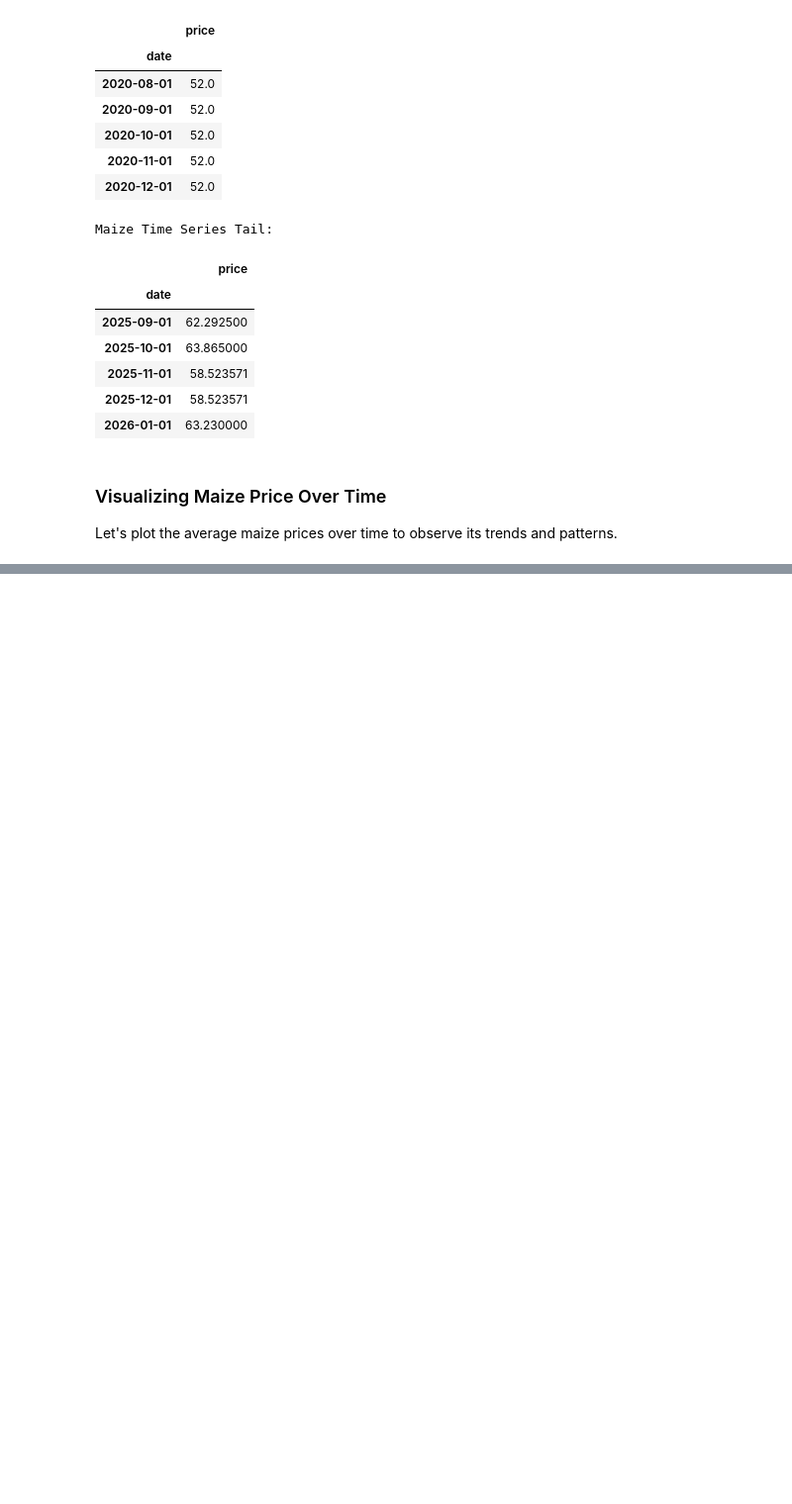
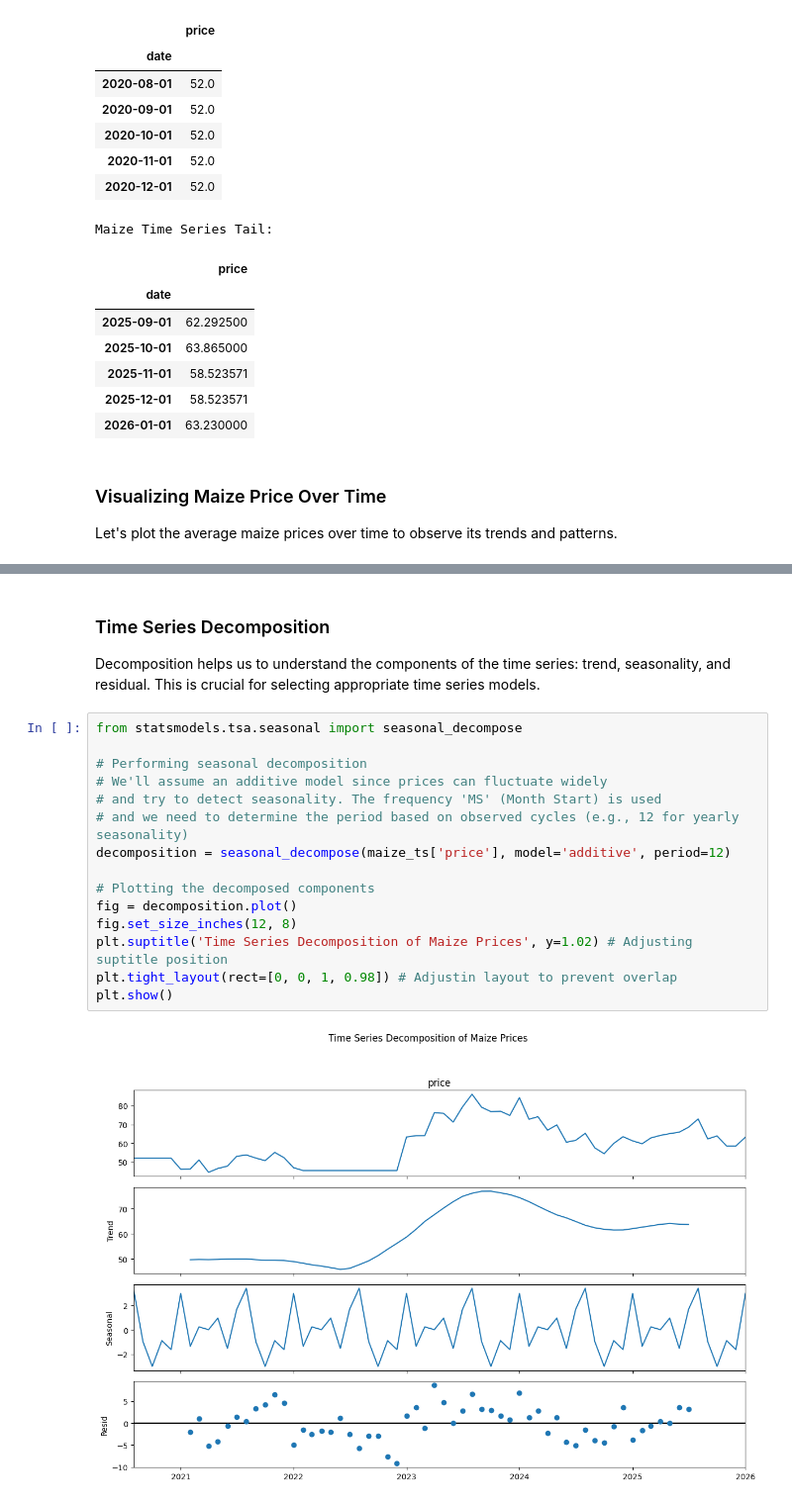
Before and after one commit to Wanyiri9dave/FoodPrice-Stabilty-Predictive-Analytics, a Jupyter notebook: index.ipynb, the cells around one changed output, grey strips where cells are left out. Shown at 99% size. Saved outputs shown, nothing was run; the diff lists cells and outputs as text; blank space fills up the shorter version.

Commit message:
Time Series Decomposition

```diff
--- a/index.ipynb
+++ b/index.ipynb
@@ -1365,0 +1357,21 @@ plt.show()
+# %% [markdown]
+### Time Series Decomposition
+
+Decomposition helps us to understand the components of the time series: trend, seasonality, and residual. This is crucial for selecting appropriate time series models.
+# %%
+from statsmodels.tsa.seasonal import seasonal_decompose
+
+# Performing seasonal decomposition
+# We'll assume an additive model since prices can fluctuate widely
+# and try to detect seasonality. The frequency 'MS' (Month Start) is used
+# and we need to determine the period based on observed cycles (e.g., 12 for yearly seasonality)
+decomposition = seasonal_decompose(maize_ts['price'], model='additive', period=12)
+
+# Plotting the decomposed components
+fig = decomposition.plot()
+fig.set_size_inches(12, 8)
+plt.suptitle('Time Series Decomposition of Maize Prices', y=1.02) # Adjusting suptitle position
+plt.tight_layout(rect=[0, 0, 1, 0.98]) # Adjustin layout to prevent overlap
+plt.show()
+# %% [output]
+[figure, added]
```
Also changed, not shown: parts of 29 cells of this notebook.
